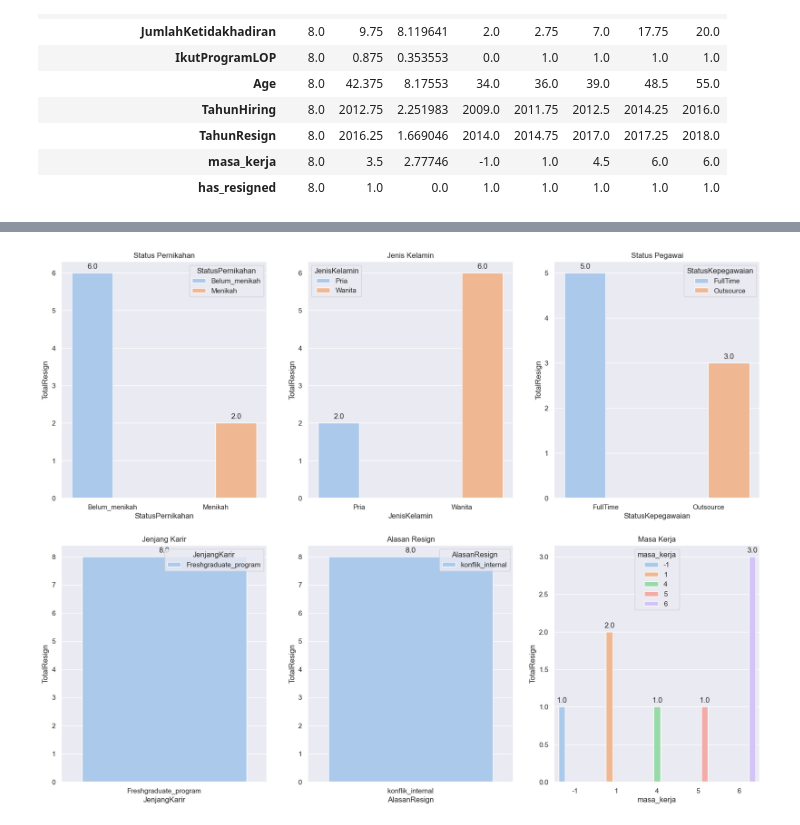
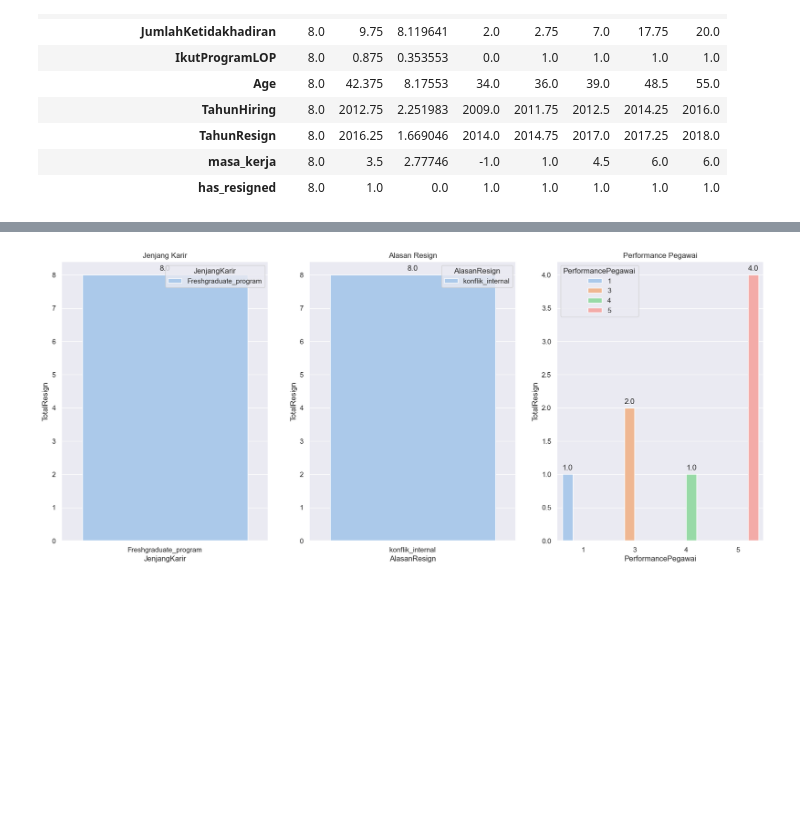
Before and after one commit to masendhy/improving_employee_retention, a Jupyter notebook: employee_retention.ipynb, the cells around one changed output, grey strips where cells are left out. Drawn from its saved outputs; the diff is of its cells as text; code cells hidden in the pictures; blank space fills up the shorter version.

Commit message:
data preprocessing done

```diff
--- a/employee_retention.ipynb
+++ b/employee_retention.ipynb
@@ -707,62 +688,74 @@ Name: JenjangKarir, dtype: int64
+# %%
+jenjang_karir_DA = resign_DA[['JenjangKarir','has_resigned']].groupby('JenjangKarir')['has_resigned'].sum().reset_index().rename(columns={'has_resigned':'TotalResign'})
+alasan_resign_DA = resign_DA[['AlasanResign','has_resigned']].groupby('AlasanResign')['has_resigned'].sum().reset_index().rename(columns={'has_resigned':'TotalResign'})
+performance_DA = resign_DA[['PerformancePegawai','has_resigned']].groupby('PerformancePegawai')['has_resigned'].sum().reset_index().rename(columns={'has_resigned':'TotalResign'})
 # %%
 #lets show resign_DA visualization
-status_pernikahan_DA = resign_DA[['StatusPernikahan','has_resigned']].groupby('StatusPernikahan')['has_resigned'].sum().reset_index().rename(columns={'has_resigned':'TotalResign'})
-jenis_kelamin_DA = resign_DA[['JenisKelamin','has_resigned']].groupby('JenisKelamin')['has_resigned'].sum().reset_index().rename(columns={'has_resigned':'TotalResign'})
-status_pegawai_DA = resign_DA[['StatusKepegawaian','has_resigned']].groupby('StatusKepegawaian')['has_resigned'].sum().reset_index().rename(columns={'has_resigned':'TotalResign'})
-jenjang_karir_DA = resign_DA[['JenjangKarir','has_resigned']].groupby('JenjangKarir')['has_resigned'].sum().reset_index().rename(columns={'has_resigned':'TotalResign'})
-alasan_resign_DA = resign_DA[['AlasanResign','has_resigned']].groupby('AlasanResign')['has_resigned'].sum().reset_index().rename(columns={'has_resigned':'TotalResign'})
-masa_kerja_DA = resign_DA[['masa_kerja','has_resigned']].groupby('masa_kerja')['has_resigned'].sum().reset_index().rename(columns={'has_resigned':'TotalResign'})
+# status_pernikahan_DA = resign_DA[['StatusPernikahan','has_resigned']].groupby('StatusPernikahan')['has_resigned'].sum().reset_index().rename(columns={'has_resigned':'TotalResign'})
+# jenis_kelamin_DA = resign_DA[['JenisKelamin','has_resigned']].groupby('JenisKelamin')['has_resigned'].sum().reset_index().rename(columns={'has_resigned':'TotalResign'})
+# status_pegawai_DA = resign_DA[['StatusKepegawaian','has_resigned']].groupby('StatusKepegawaian')['has_resigned'].sum().reset_index().rename(columns={'has_resigned':'TotalResign'})
+# umur_DA = resign_DA[['Age','has_resigned']].groupby('Age')['has_resigned'].sum().reset_index().rename(columns={'has_resigned':'TotalResign'})
 
-#status_pernikahan
-fig,ax = plt.subplots(figsize=(20,15))
-sns.set_theme(style="darkgrid", palette="pastel")
-plt.subplot(2,3,1)
-ax = sns.barplot(data=status_pernikahan_DA, x='StatusPernikahan', y='TotalResign',hue='StatusPernikahan')
-ax.title.set_text('Status Pernikahan')
-#set bar_labels for all bars
-for p in ax.patches:
-    ax.annotate(format(p.get_height(), '.1f'), (p.get_x() + p.get_width() / 2., p.get_height()), ha = 'center', va = 'center', xytext = (0, 10), textcoords = 'offset points')
+# #status_pernikahan
+# fig,ax = plt.subplots(figsize=(20,15))
+# sns.set_theme(style="darkgrid", palette="pastel")
+# plt.subplot(2,3,1)
+# ax = sns.barplot(data=status_pernikahan_DA, x='StatusPernikahan', y='TotalResign',hue='StatusPernikahan')
+# ax.title.set_text('Status Pernikahan')
+# #set bar_labels for all bars
+# for p in ax.patches:
+#     ax.annotate(format(p.get_height(), '.1f'), (p.get_x() + p.get_width() / 2., p.get_height()), ha = 'center', va = 'center', xytext = (0, 10), textcoords = 'offset points')
 
 
-#jenis_kelamin
-plt.subplot(2,3,2)
-ax = sns.barplot(data=jenis_kelamin_DA, x='JenisKelamin', y='TotalResign',hue='JenisKelamin')
-ax.title.set_text('Jenis Kelamin')
-#set bar_labels for all bars
-for p in ax.patches:
-    ax.annotate(format(p.get_height(), '.1f'), (p.get_x() + p.get_width() / 2., p.get_height()), ha = 'center', va = 'center', xytext = (0, 10), textcoords = 'offset points')
+# #jenis_kelamin
+# plt.subplot(2,3,2)
+# ax = sns.barplot(data=jenis_kelamin_DA, x='JenisKelamin', y='TotalResign',hue='JenisKelamin')
+# ax.title.set_text('Jenis Kelamin')
+# #set bar_labels for all bars
+# for p in ax.patches:
+#     ax.annotate(format(p.get_height(), '.1f'), (p.get_x() + p.get_width() / 2., p.get_height()), ha = 'center', va = 'center', xytext = (0, 10), textcoords = 'offset points')
 
-#status_pegawai
-plt.subplot(2,3,3)
-ax = sns.barplot(data=status_pegawai_DA, x='StatusKepegawaian', y='TotalResign',hue='StatusKepegawaian')
-ax.title.set_text('Status Pegawai')
-#set bar_labels for all bars
-for p in ax.patches:
-    ax.annotate(format(p.get_height(), '.1f'), (p.get_x() + p.get_width() / 2., p.get_height()), ha = 'center', va = 'center', xytext = (0, 10), textcoords = 'offset points')
+# #status_pegawai
+# plt.subplot(2,3,3)
+# ax = sns.barplot(data=status_pegawai_DA, x='StatusKepegawaian', y='TotalResign',hue='StatusKepegawaian')
+# ax.title.set_text('Status Pegawai')
+# #set bar_labels for all bars
+# for p in ax.patches:
+#     ax.annotate(format(p.get_height(), '.1f'), (p.get_x() + p.get_width() / 2., p.get_height()), ha = 'center', va = 'center', xytext = (0, 10), textcoords = 'offset points')
+
+# #umur
+# plt.subplot(2,3,6)
+# ax = sns.barplot(data=umur_DA, x='Age', y='TotalResign',hue='Age')
+# ax.title.set_text('Umur')
+# #set bar_labels for all bars
+# for p in ax.patches:
+#     ax.annotate(format(p.get_height(), '.1f'), (p.get_x() + p.get_width() / 2., p.get_height()), ha = 'center', va = 'center', xytext = (0, 10), textcoords = 'offset points')
+
+fig,ax = plt.subplots(figsize=(20,8))
+sns.set_theme(style="darkgrid", palette="pastel")
 
 #jenjang_karir
-plt.subplot(2,3,4)
+plt.subplot(1,3,1)
 ax = sns.barplot(data=jenjang_karir_DA, x='JenjangKarir', y='TotalResign',hue='JenjangKarir')
 ax.title.set_text('Jenjang Karir')
 #set bar_labels for all bars
 for p in ax.patches:
     ax.annotate(format(p.get_height(), '.1f'), (p.get_x() + p.get_width() / 2., p.get_height()), ha = 'center', va = 'center', xytext = (0, 10), textcoords = 'offset points')
 
-
 #alasan_resign
-plt.subplot(2,3,5)
+plt.subplot(1,3,2)
 ax = sns.barplot(data=alasan_resign_DA, x='AlasanResign', y='TotalResign',hue='AlasanResign')
 ax.title.set_text('Alasan Resign')
 #set bar_labels for all bars
 for p in ax.patches:
     ax.annotate(format(p.get_height(), '.1f'), (p.get_x() + p.get_width() / 2., p.get_height()), ha = 'center', va = 'center', xytext = (0, 10), textcoords = 'offset points')
 
-#masa_kerja
-plt.subplot(2,3,6)
-ax = sns.barplot(data=masa_kerja_DA, x='masa_kerja', y='TotalResign',hue='masa_kerja')
-ax.title.set_text('Masa Kerja')
+#performance_pegawai
+plt.subplot(1,3,3)
+ax = sns.barplot(data=performance_DA, x='PerformancePegawai', y='TotalResign',hue='PerformancePegawai')
+ax.title.set_text('Performance Pegawai')
 #set bar_labels for all bars
 for p in ax.patches:
     ax.annotate(format(p.get_height(), '.1f'), (p.get_x() + p.get_width() / 2., p.get_height()), ha = 'center', va = 'center', xytext = (0, 10), textcoords = 'offset points')
 # %% [output]
-[figure, old version]
+[figure, new version]
```
Also changed, not shown: parts of 8 cells of this notebook.
